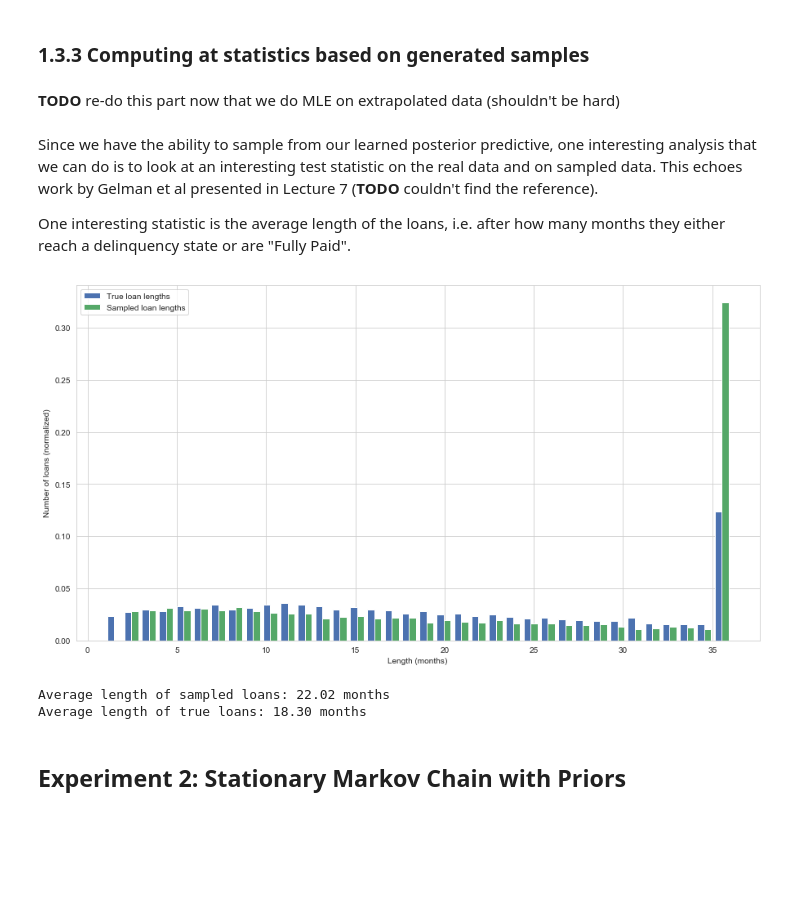
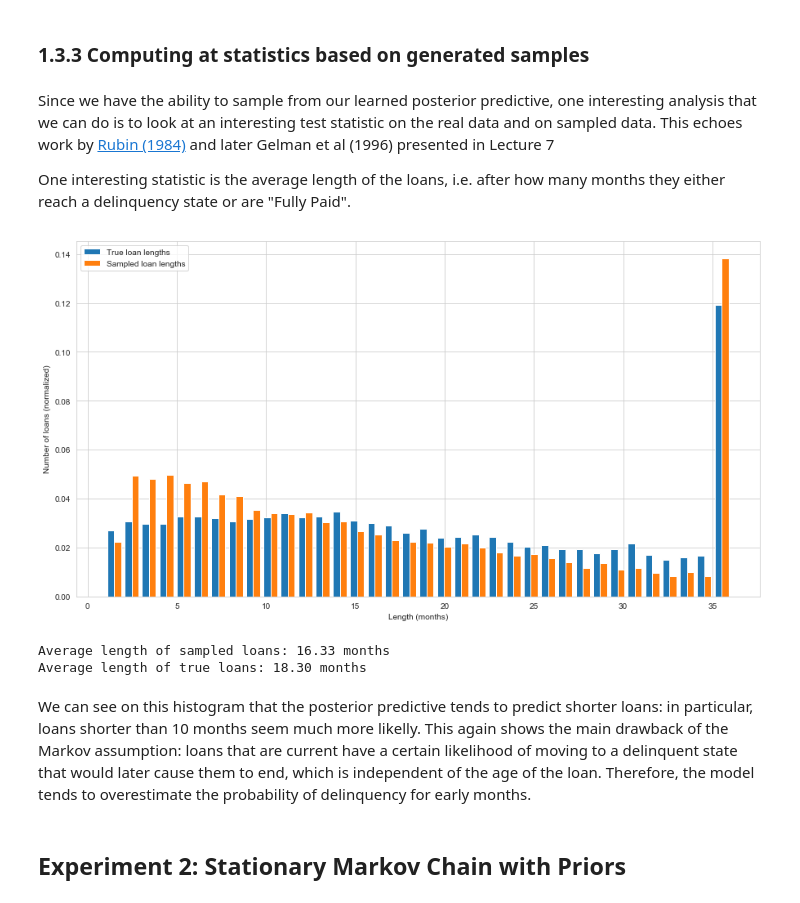
Before and after one commit to basilvetas/lending-club-analysis, a Jupyter notebook: final-project/final-notebook.ipynb, the cells around one changed output. Drawn from its saved outputs; the diff is of its cells as text; code cells hidden in the pictures; blank space fills up the shorter version.

```diff
--- a/final-project/final-notebook.ipynb
+++ b/final-project/final-notebook.ipynb
@@ -191,9 +186,7 @@ graph_trajectory(sample_mle(mle))
 [figure]
 # %% [markdown]
 ### 1.3.3 Computing at statistics based on generated samples
-# %% [markdown]
-**TODO** re-do this part now that we do MLE on extrapolated data (shouldn't be hard)
 # %% [markdown]
-Since we have the ability to sample from our learned posterior predictive, one interesting analysis that we can do is to look at an interesting test statistic on the real data and on sampled data. This echoes work by Gelman et al presented in Lecture 7 (**TODO** couldn't find the reference).
+Since we have the ability to sample from our learned posterior predictive, one interesting analysis that we can do is to look at an interesting test statistic on the real data and on sampled data. This echoes work by [Rubin (1984)](#References) and later Gelman et al (1996) presented in Lecture 7
 
 One interesting statistic is the average length of the loans, i.e. after how many months they either reach a delinquency state or are "Fully Paid".
@@ -202,9 +193,11 @@ sampled_trajectories = [sample_mle(mle) for _ in range(10000)]
-# %%
-plot_sampled_lengths(sampled_trajectories, df)
-# %% [output]
-[figure, removed]
-Average length of sampled loans: 22.02 months
-Average length of true loans: 18.30 months
+# %%
+sample_and_plot_length(mle, x_train)
+# %% [output]
+[figure, added]
+Average length of sampled loans: 16.33 months
+Average length of true loans: 18.30 months
+# %% [markdown]
+We can see on this histogram that the posterior predictive tends to predict shorter loans: in particular, loans shorter than 10 months seem much more likelly. This again shows the main drawback of the Markov assumption: loans that are current have a certain likelihood of moving to a delinquent state that would later cause them to end, which is independent of the age of the loan. Therefore, the model tends to overestimate the probability of delinquency for early months.
 # %% [markdown]
 ## Experiment 2: Stationary Markov Chain with Priors
 # %% [markdown]
```
Also changed, not shown: parts of 8 cells of this notebook, 1 other file.
